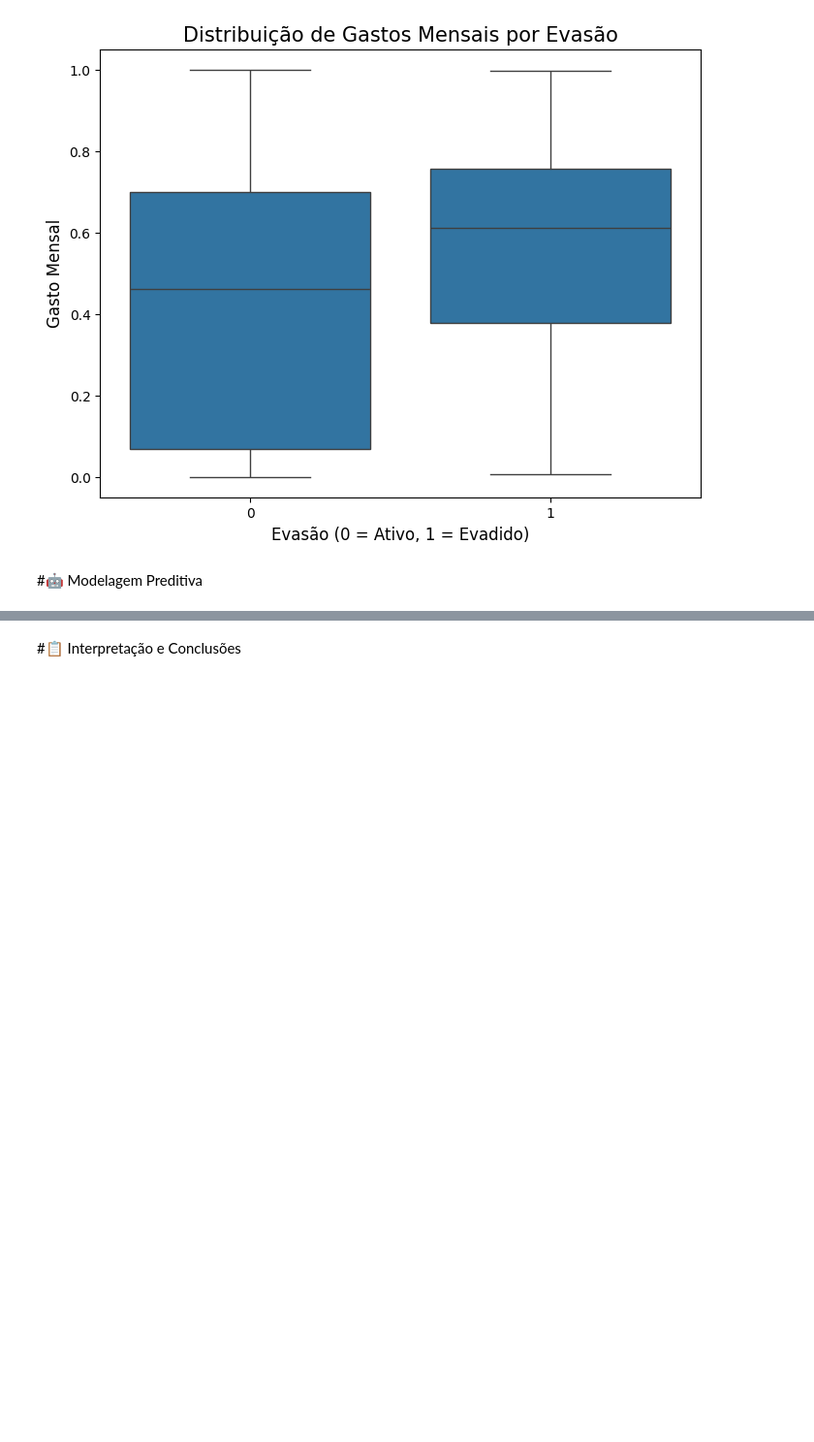
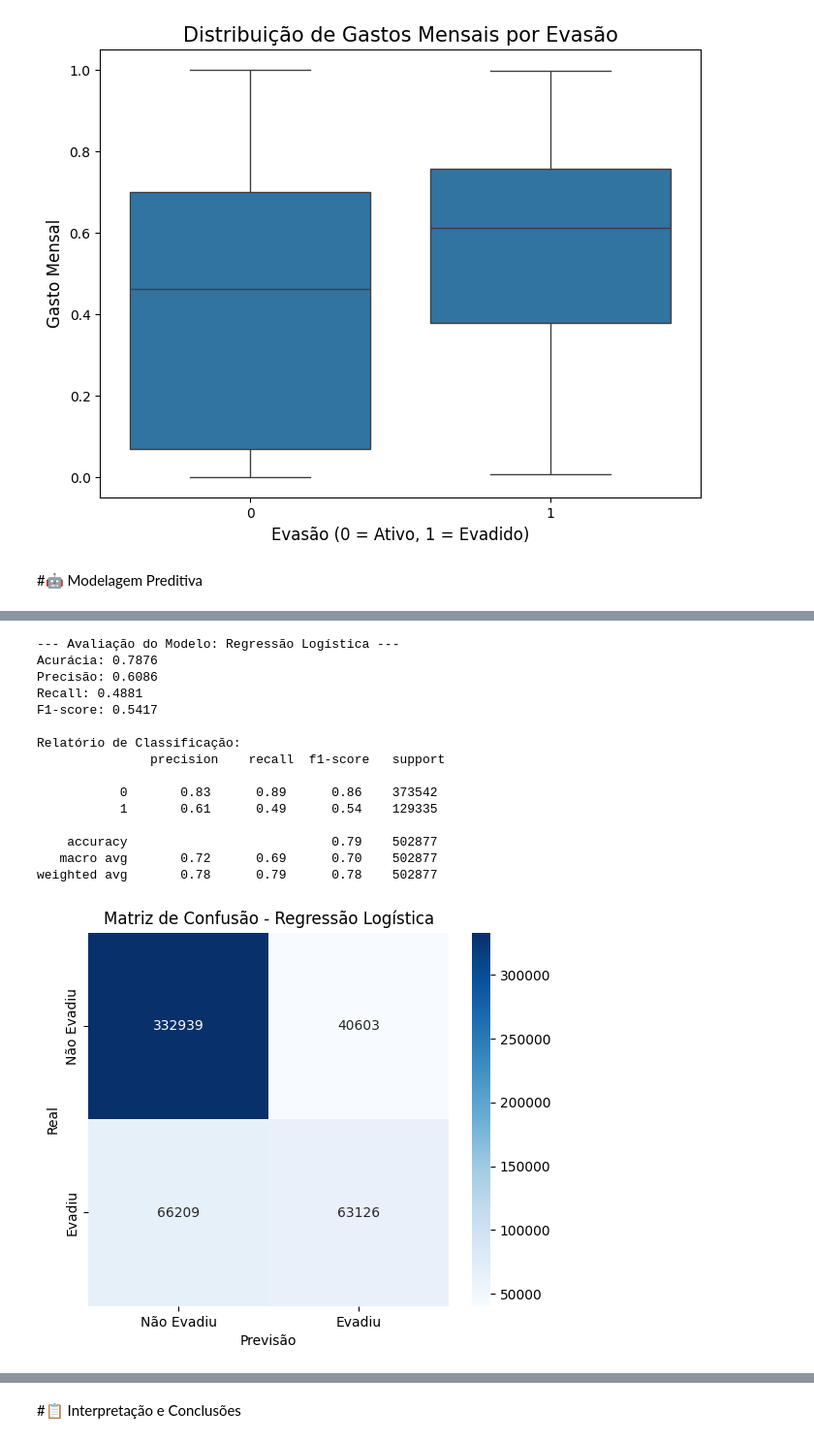
Before and after one commit to claudiobalique/Challenge-Telecom-X-parte2-Public, a Jupyter notebook: challenge_Telecom_X_Parte_2.ipynb, the cells around one changed output, grey strips where cells are left out. Shown: that part at 97% size. Drawn from its saved outputs; the diff is of its cells as text; code cells hidden in the pictures; blank space fills up the shorter version.

```diff
--- a/challenge_Telecom_X_Parte_2.ipynb
+++ b/challenge_Telecom_X_Parte_2.ipynb
@@ -366,0 +519,72 @@ plt.show()
+# %%
+# Importar bibliotecas necessárias
+import pandas as pd
+import numpy as np
+from io import StringIO
+from sklearn.model_selection import train_test_split
+from sklearn.preprocessing import MinMaxScaler
+from sklearn.linear_model import LogisticRegression
+from sklearn.tree import DecisionTreeClassifier
+from sklearn.metrics import accuracy_score, precision_score, recall_score, f1_score, confusion_matrix, classification_report
+import matplotlib.pyplot as plt
+import seaborn as sns
+
+df_encoded['Churn'] = df_encoded['Churn'].astype(int)
+df_modelagem = pd.concat([df_encoded] * 346, ignore_index=True)
+colunas_numericas = ['tenure', 'Charges.Monthly']
+scaler = MinMaxScaler()
+df_modelagem[colunas_numericas] = scaler.fit_transform(df_modelagem[colunas_numericas])
+X = df_modelagem.drop('Churn', axis=1)
+y = df_modelagem['Churn']
+X = X.astype(int)
+X_train, X_test, y_train, y_test = train_test_split(X, y, test_size=0.2, random_state=42, stratify=y)
+
+# Treinamento dos modelos
+lr_model = LogisticRegression(random_state=42, max_iter=1000)
+lr_model.fit(X_train, y_train)
+
+dt_model = DecisionTreeClassifier(random_state=42)
+dt_model.fit(X_train, y_train)
+
+# --- Função para avaliar e plotar a matriz de confusão ---
+def avaliar_modelo(model, X_test, y_test, nome_modelo):
+    y_pred = model.predict(X_test)
+
+    print(f"--- Avaliação do Modelo: {nome_modelo} ---")
+    print(f"Acurácia: {accuracy_score(y_test, y_pred):.4f}")
+    print(f"Precisão: {precision_score(y_test, y_pred):.4f}")
+    print(f"Recall: {recall_score(y_test, y_pred):.4f}")
+    print(f"F1-score: {f1_score(y_test, y_pred):.4f}")
+    print("\nRelatório de Classificação:\n", classification_report(y_test, y_pred))
+
+    # Matriz de Confusão
+    cm = confusion_matrix(y_test, y_pred)
+    plt.figure(figsize=(6, 5))
+    sns.heatmap(cm, annot=True, fmt='d', cmap='Blues',
+                xticklabels=['Não Evadiu', 'Evadiu'],
+                yticklabels=['Não Evadiu', 'Evadiu'])
+    plt.title(f'Matriz de Confusão - {nome_modelo}')
+    plt.xlabel('Previsão')
+    plt.ylabel('Real')
+    plt.show()
+
+# Avaliar cada modelo
+avaliar_modelo(lr_model, X_test, y_test, "Regressão Logística")
+avaliar_modelo(dt_model, X_test, y_test, "Árvore de Decisão")
+# %% [output]
+--- Avaliação do Modelo: Regressão Logística ---
+Acurácia: 0.7876
+Precisão: 0.6086
+Recall: 0.4881
+F1-score: 0.5417
+
+Relatório de Classificação:
+               precision    recall  f1-score   support
+
+           0       0.83      0.89      0.86    373542
+           1       0.61      0.49      0.54    129335
+
+    accuracy                           0.79    502877
+   macro avg       0.72      0.69      0.70    502877
+weighted avg       0.78      0.79      0.78    502877
+[figure, added]
```
Also changed, not shown: parts of 8 cells of this notebook.
